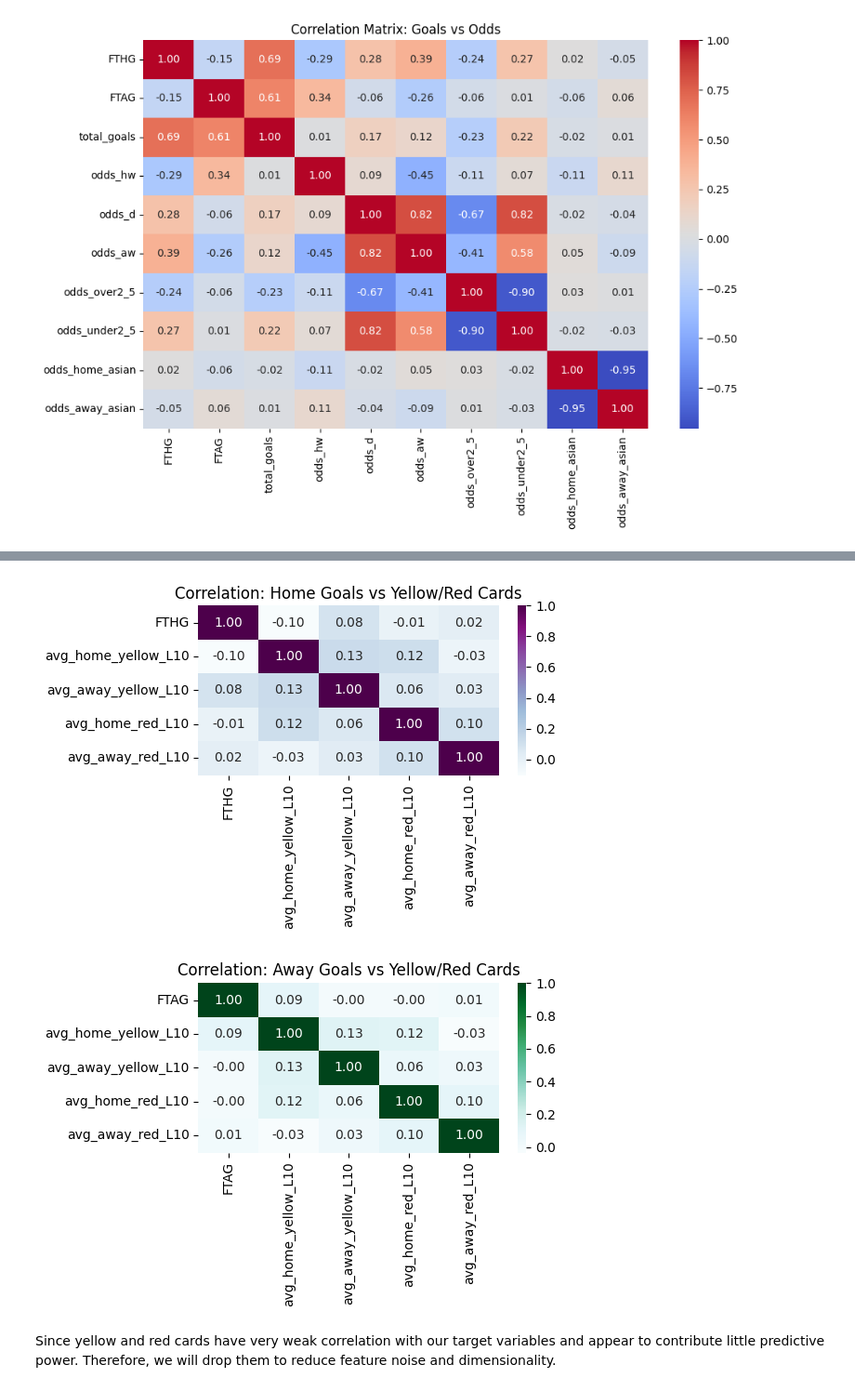
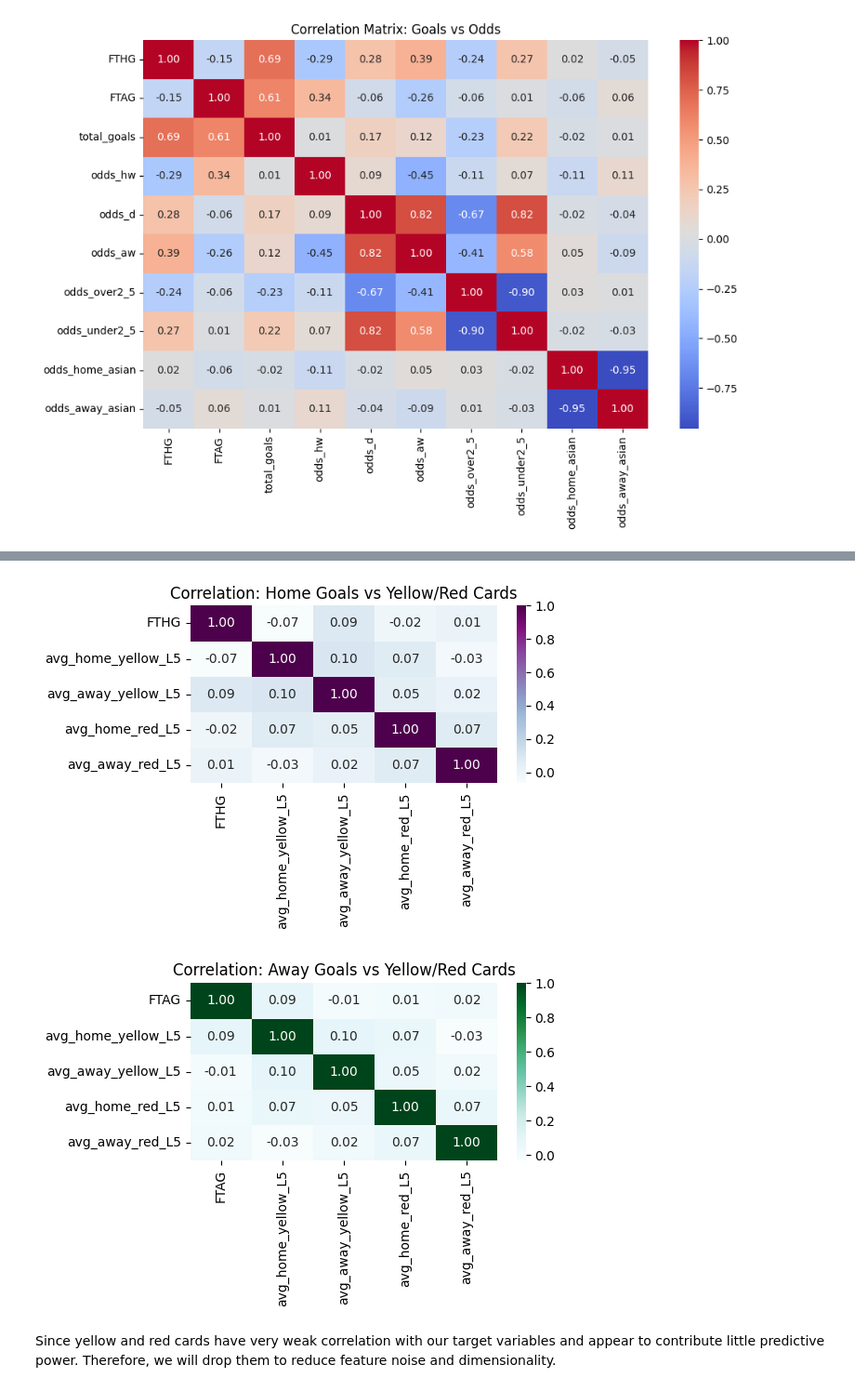
Before and after one commit to gregfu05/Premier_League_Match_Predictor, a Jupyter notebook: ML_project.ipynb, the cells around one changed output, grey strips where cells are left out. Shown at 93% size. Saved outputs shown, nothing was run; the diff lists cells and outputs as text; code cells hidden in the pictures.

```diff
--- a/ML_project.ipynb
+++ b/ML_project.ipynb
@@ -597,8 +597,8 @@ db.tail()
 # %%
 # Create the feature 'home_strength_diff'
 db['home_strength_diff'] = (
-    (db['avg_goals_L10_home'] - db['avg_goals_conceded_home_L10']) -
-    (db['avg_goals_L10_away'] - db['avg_goals_conceded_away_L10'])
+    (db['avg_goals_L5_home'] - db['avg_goals_conceded_home_L5']) -
+    (db['avg_goals_L5_away'] - db['avg_goals_conceded_away_L5'])
 )
 # %%
 db.tail()
@@ -655,8 +655,8 @@ db.tail()
 | 2689 | Manchester United | Liverpool | 0 | 3 | A | A Taylor | 8 | 11 | 3 | 3 | 7 | ... |
 # %%
 # Create the features 'avg_home_yellow_L10' and 'avg_away_yellow_L10'
-db['avg_home_yellow_L10'] = None
-db['avg_away_yellow_L10'] = None
+db['avg_home_yellow_L5'] = None
+db['avg_away_yellow_L5'] = None
 
 home_yellow = []
 away_yellow = []
@@ -666,19 +666,19 @@ for idx, row in db.iterrows():
     away_team = row['AwayTeam']
 
     past_home = db[(db.index < idx) & (db['HomeTeam'] == home_team)]
-    avg_home_yellow = past_home['HY'].tail(10).mean()
+    avg_home_yellow = past_home['HY'].tail(5).mean()
     home_yellow.append(avg_home_yellow)
 
     past_away = db[(db.index < idx) & (db['AwayTeam'] == away_team)]
-    avg_away_yellow = past_away['AY'].tail(10).mean()
+    avg_away_yellow = past_away['AY'].tail(5).mean()
     away_yellow.append(avg_away_yellow)
 
-db['avg_home_yellow_L10'] = home_yellow
-db['avg_away_yellow_L10'] = away_yellow
+db['avg_home_yellow_L5'] = home_yellow
+db['avg_away_yellow_L5'] = away_yellow
 # %%
 # Create the features 'avg_home_red_L10' and 'avg_away_red_L10'
-db['avg_home_red_L10'] = None
-db['avg_away_red_L10'] = None
+db['avg_home_red_L5'] = None
+db['avg_away_red_L5'] = None
 
 home_red = []
 away_red = []
@@ -688,15 +688,15 @@ for idx, row in db.iterrows():
     away_team = row['AwayTeam']
 
     past_home = db[(db.index < idx) & (db['HomeTeam'] == home_team)]
-    avg_home_red = past_home['HR'].tail(10).mean()
+    avg_home_red = past_home['HR'].tail(5).mean()
     home_red.append(avg_home_red)
 
     past_away = db[(db.index < idx) & (db['AwayTeam'] == away_team)]
-    avg_away_red = past_away['AR'].tail(10).mean()
+    avg_away_red = past_away['AR'].tail(5).mean()
     away_red.append(avg_away_red)
 
-db['avg_home_red_L10'] = home_red
-db['avg_away_red_L10'] = away_red
+db['avg_home_red_L5'] = home_red
+db['avg_away_red_L5'] = away_red
 # %%
 db.tail()
 # %% [output]
@@ -961,42 +961,42 @@ plt.show()
 # %%
 
 # 1. FTHG vs card features
 fthg_card_cols = [
     'FTHG',
-    'avg_home_yellow_L10',
-    'avg_away_yellow_L10',
-    'avg_home_red_L10',
-    'avg_away_red_L10'
+    'avg_home_yellow_L5',
+    'avg_away_yellow_L5',
+    'avg_home_red_L5',
+    'avg_away_red_L5'
 ]
 
 fthg_card_corr = db[fthg_card_cols].corr()
 
 plt.figure(figsize=(6, 4))
 sns.heatmap(fthg_card_corr, annot=True, cmap='BuPu', fmt=".2f")
 plt.title('Correlation: Home Goals vs Yellow/Red Cards')
 plt.tight_layout()
 plt.show()
 
 
 # 2. FTAG vs card features
 ftag_card_cols = [
     'FTAG',
-    'avg_home_yellow_L10',
-    'avg_away_yellow_L10',
-    'avg_home_red_L10',
-    'avg_away_red_L10'
+    'avg_home_yellow_L5',
+    'avg_away_yellow_L5',
+    'avg_home_red_L5',
+    'avg_away_red_L5'
 ]
 
 ftag_card_corr = db[ftag_card_cols].corr()
 
 plt.figure(figsize=(6, 4))
 sns.heatmap(ftag_card_corr, annot=True, cmap='BuGn', fmt=".2f")
 plt.title('Correlation: Away Goals vs Yellow/Red Cards')
 plt.tight_layout()
 plt.show()
 # %% [output]
-[figure, old version]
+[figure, new version]
-[figure, old version]
+[figure, new version]
 # %% [markdown]
 Since yellow and red cards have very weak correlation with our target variables and appear to contribute little predictive power. Therefore, we will drop them to reduce feature noise and dimensionality.
 # %%
```
Also changed, not shown: parts of 23 cells of this notebook.
